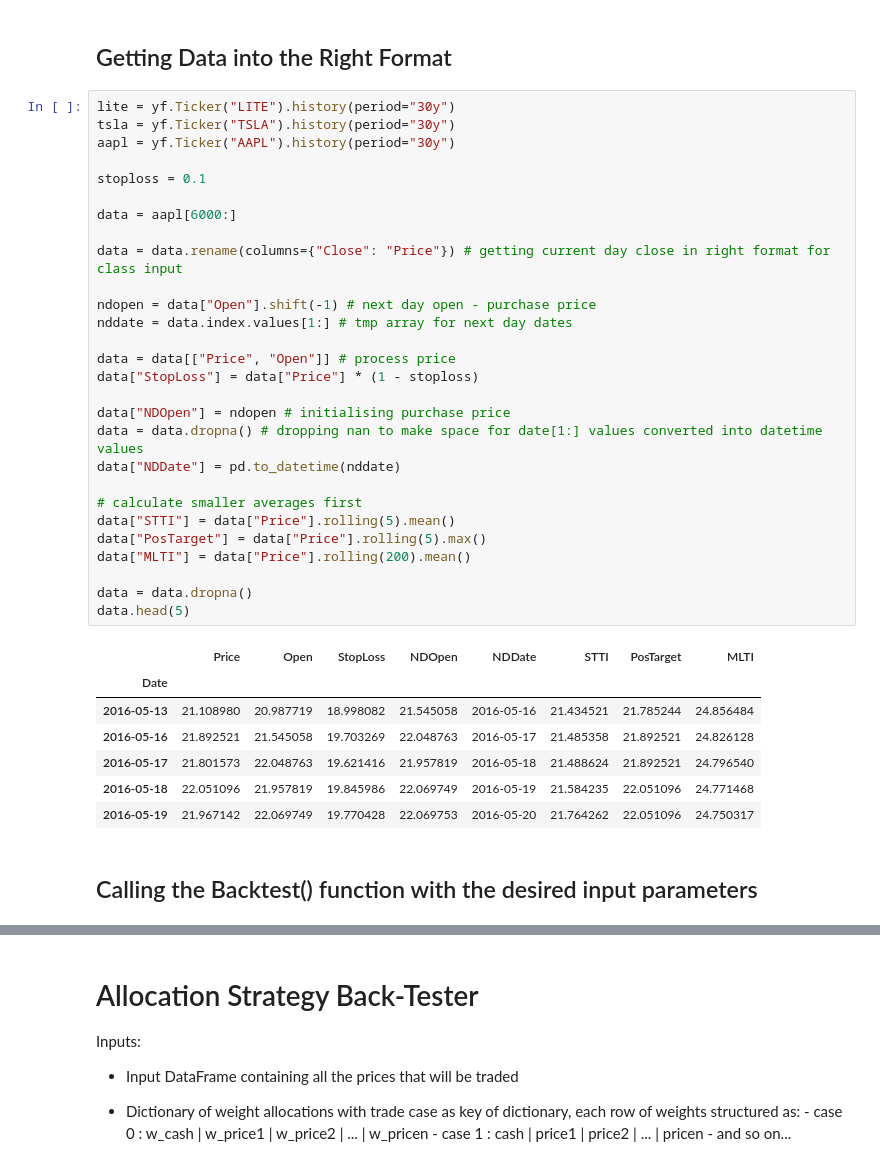
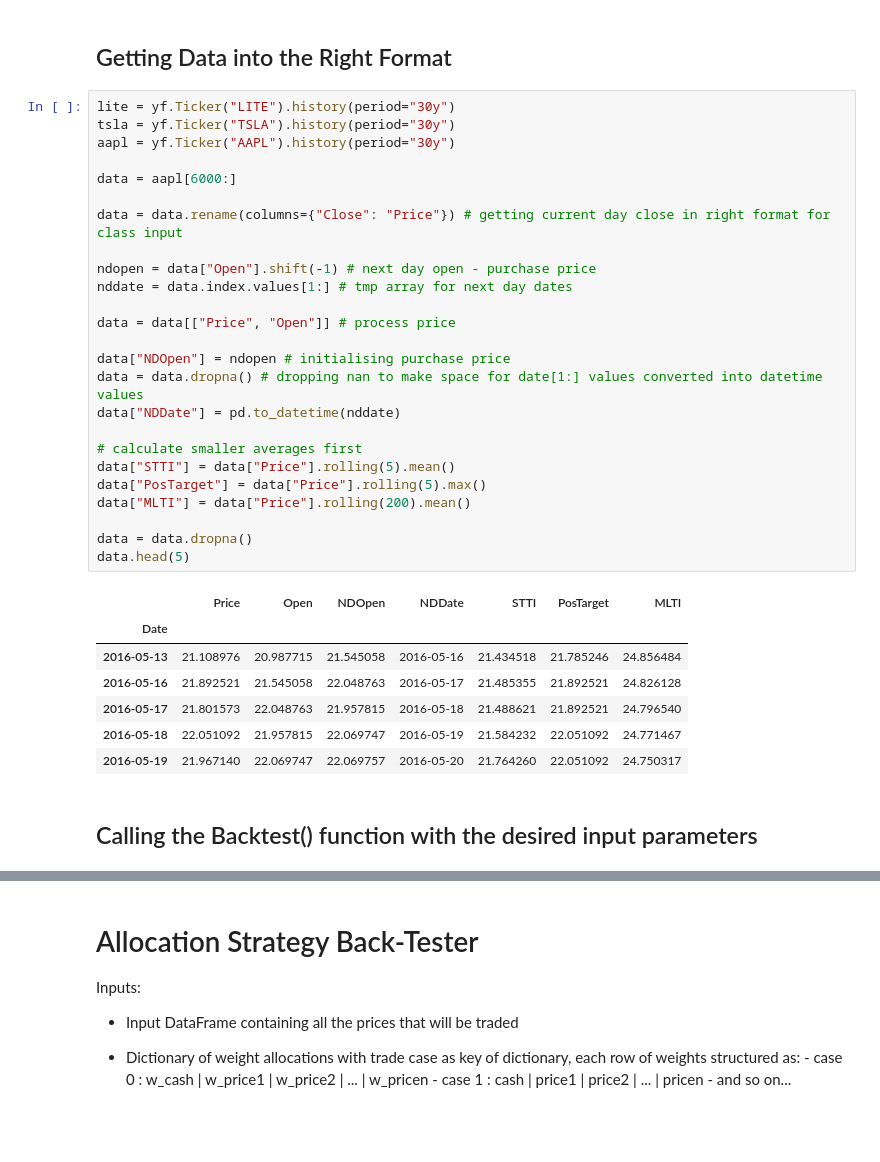
Before and after one commit to surajtirupati/TradingAlgorithms, a Jupyter notebook: Backtest.ipynb, the cells around one changed output, grey strips where cells are left out. Drawn from its saved outputs; the diff is of its cells as text; blank space fills up the shorter version.

```diff
--- a/Backtest.ipynb
+++ b/Backtest.ipynb
@@ -823,39 +849,36 @@ class BullHighBreakout(EVDStrategyBacktest):
 # %%
 lite = yf.Ticker("LITE").history(period="30y")
 tsla = yf.Ticker("TSLA").history(period="30y")
 aapl = yf.Ticker("AAPL").history(period="30y")
-
-stoploss = 0.1
 
 data = aapl[6000:]
 
 data = data.rename(columns={"Close": "Price"}) # getting current day close in right format for class input
 
 ndopen = data["Open"].shift(-1) # next day open - purchase price
 nddate = data.index.values[1:] # tmp array for next day dates
 
 data = data[["Price", "Open"]] # process price
-data["StopLoss"] = data["Price"] * (1 - stoploss)
 
 data["NDOpen"] = ndopen # initialising purchase price
 data = data.dropna() # dropping nan to make space for date[1:] values converted into datetime values
 data["NDDate"] = pd.to_datetime(nddate)
 
 # calculate smaller averages first
 data["STTI"] = data["Price"].rolling(5).mean()
 data["PosTarget"] = data["Price"].rolling(5).max()
 data["MLTI"] = data["Price"].rolling(200).mean()
 
 data = data.dropna()
 data.head(5)
 # %% [output]
-|  | Price | Open | StopLoss | NDOpen | NDDate | STTI | PosTarget | MLTI |
-| Date |  |  |  |  |  |  |  |  |
-| 2016-05-13 | 21.108980 | 20.987719 | 18.998082 | 21.545058 | 2016-05-16 | 21.434521 | 21.785244 | 24.856484 |
-| 2016-05-16 | 21.892521 | 21.545058 | 19.703269 | 22.048763 | 2016-05-17 | 21.485358 | 21.892521 | 24.826128 |
-| 2016-05-17 | 21.801573 | 22.048763 | 19.621416 | 21.957819 | 2016-05-18 | 21.488624 | 21.892521 | 24.796540 |
-| 2016-05-18 | 22.051096 | 21.957819 | 19.845986 | 22.069749 | 2016-05-19 | 21.584235 | 22.051096 | 24.771468 |
-| 2016-05-19 | 21.967142 | 22.069749 | 19.770428 | 22.069753 | 2016-05-20 | 21.764262 | 22.051096 | 24.750317 |
+|  | Price | Open | NDOpen | NDDate | STTI | PosTarget | MLTI |
+| Date |  |  |  |  |  |  |  |
+| 2016-05-13 | 21.108976 | 20.987715 | 21.545058 | 2016-05-16 | 21.434518 | 21.785246 | 24.856484 |
+| 2016-05-16 | 21.892521 | 21.545058 | 22.048763 | 2016-05-17 | 21.485355 | 21.892521 | 24.826128 |
+| 2016-05-17 | 21.801573 | 22.048763 | 21.957815 | 2016-05-18 | 21.488621 | 21.892521 | 24.796540 |
+| 2016-05-18 | 22.051092 | 21.957815 | 22.069747 | 2016-05-19 | 21.584232 | 22.051092 | 24.771467 |
+| 2016-05-19 | 21.967140 | 22.069747 | 22.069757 | 2016-05-20 | 21.764260 | 22.051092 | 24.750317 |
-# %% [markdown]
-## Calling the Backtest() function with the desired input parameters
+# %% [markdown]
+## Calling the Backtest() function with the desired input parameters
 # %%
```
Also changed, not shown: parts of 23 cells of this notebook.
